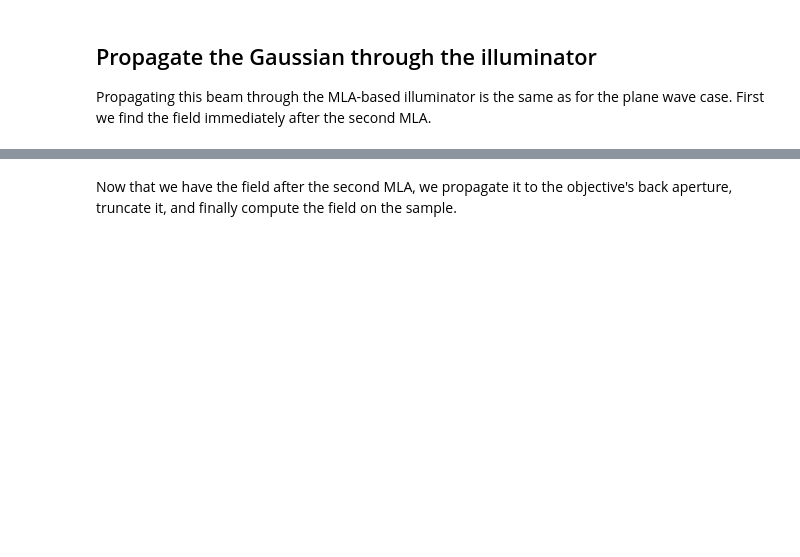
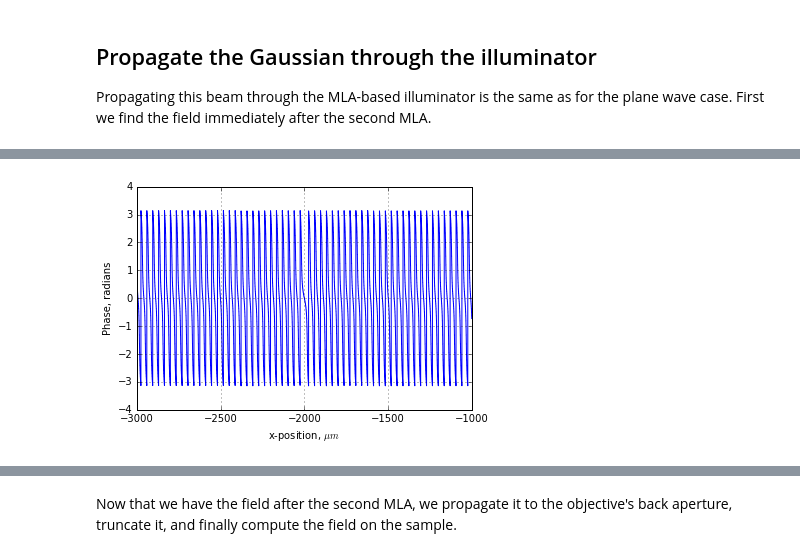
Before and after one commit to kmdouglass/simmla, a Jupyter notebook: publication_data/Basic 1D Simulation - Gaussian beam incidence.ipynb, the cells around one changed output, grey strips where cells are left out. Saved outputs shown, nothing was run; the diff lists cells and outputs as text; code cells hidden in the pictures; blank space fills up the shorter version.

```diff
--- a/publication_data/Basic 1D Simulation - Gaussian beam incidence.ipynb
+++ b/publication_data/Basic 1D Simulation - Gaussian beam incidence.ipynb
@@ -116,3 +117,14 @@ plt.show()
+# %%
+# Check that we've successfully computed the Fourier transform of a lenslet.
+m = 6 # lenslet index, integers between [0, numLenslets - 1]
+plt.plot(grid.px, np.angle(interpMag[m](grid.px) * np.exp(1j * interpPhase[m](grid.px))))
+plt.xlabel(r'x-position, $\mu m$')
+plt.ylabel(r'Phase, radians')
+plt.xlim((-3000, -1000))
+plt.grid(True)
+plt.show()
+# %% [output]
+[figure, added]
 # %%
 # Plot the field immediately after the second MLA
 fig, (ax0, ax1) = plt.subplots(nrows = 1,
```
Also changed, not shown: parts of 9 cells of this notebook.
